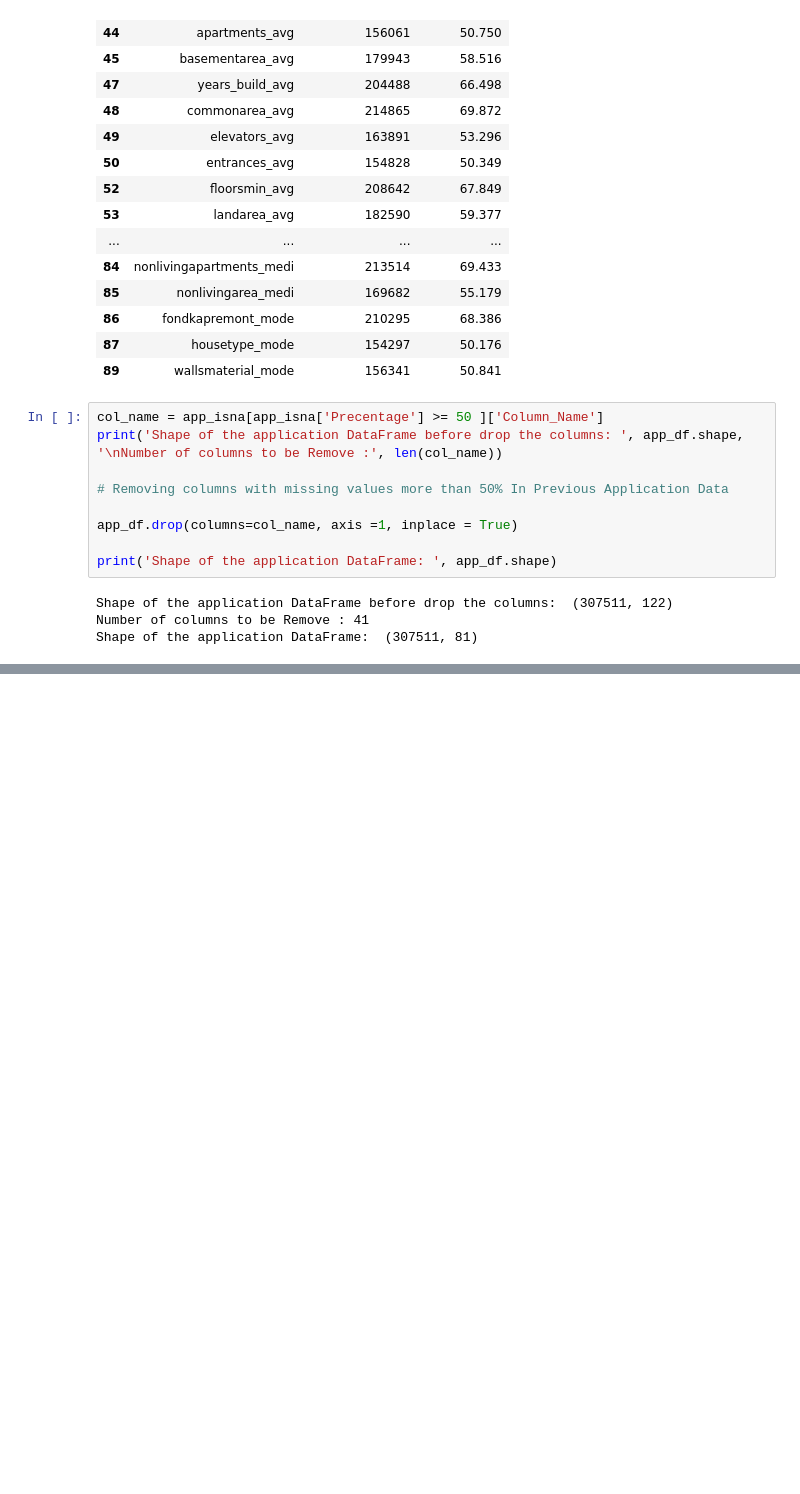
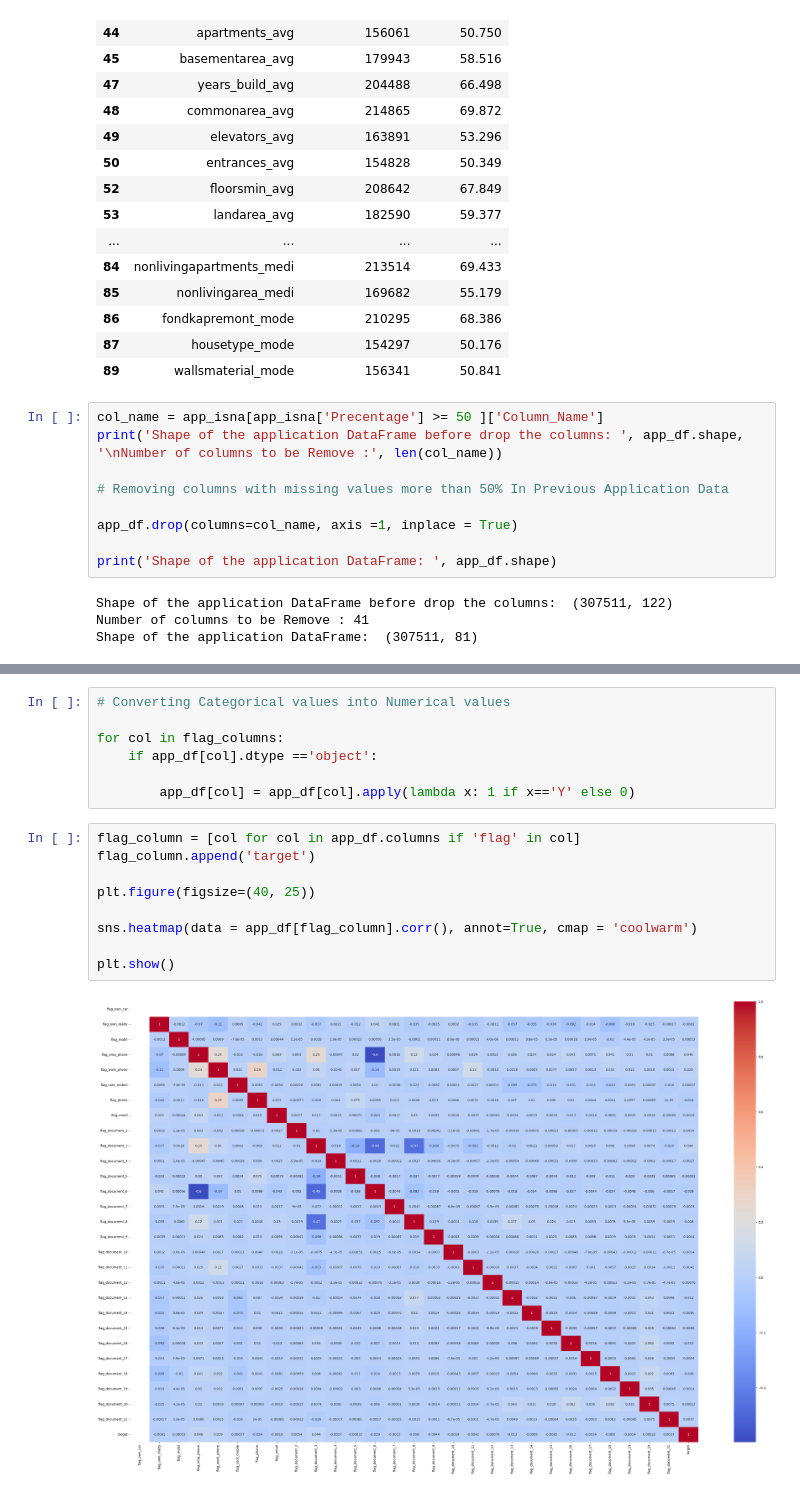
Before and after one commit to Prakash-Kani/Financial-Risk-Detection, a Jupyter notebook: Preprocessing.ipynb, the cells around one changed output, grey strips where cells are left out. Cells and saved outputs as stored; diff of their text form; blank space fills up the shorter version.

```diff
--- a/Preprocessing.ipynb
+++ b/Preprocessing.ipynb
@@ -302,0 +330,18 @@ Shape of the application DataFrame:  (307511, 81)
+# %%
+# Converting Categorical values into Numerical values
+
+for col in flag_columns:
+    if app_df[col].dtype =='object':
+
+        app_df[col] = app_df[col].apply(lambda x: 1 if x=='Y' else 0)
+# %%
+flag_column = [col for col in app_df.columns if 'flag' in col]
+flag_column.append('target')
+
+plt.figure(figsize=(40, 25))
+
+sns.heatmap(data = app_df[flag_column].corr(), annot=True, cmap = 'coolwarm')
+
+plt.show()
+# %% [output]
+[figure, added]
```
Also changed, not shown: parts of 9 cells of this notebook.
